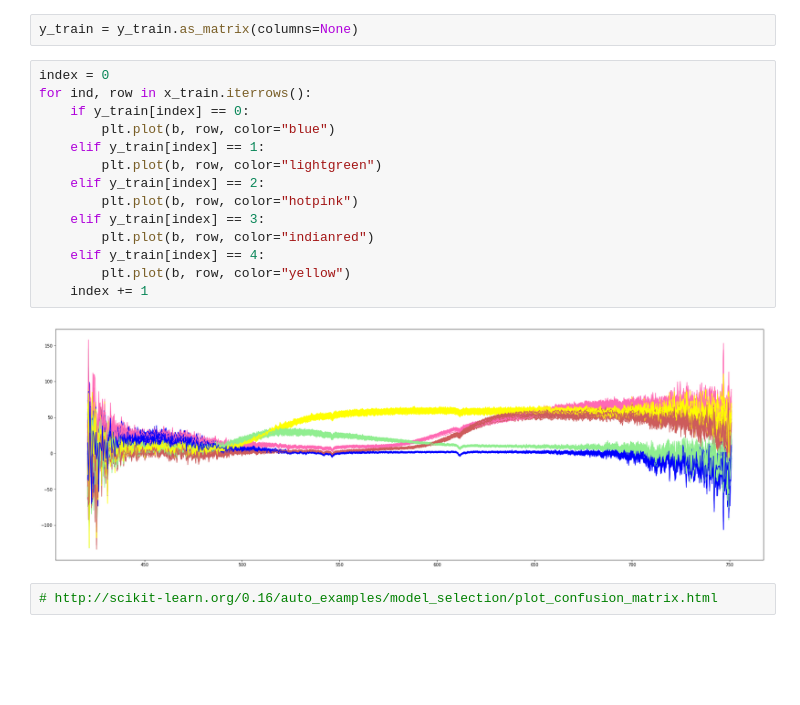
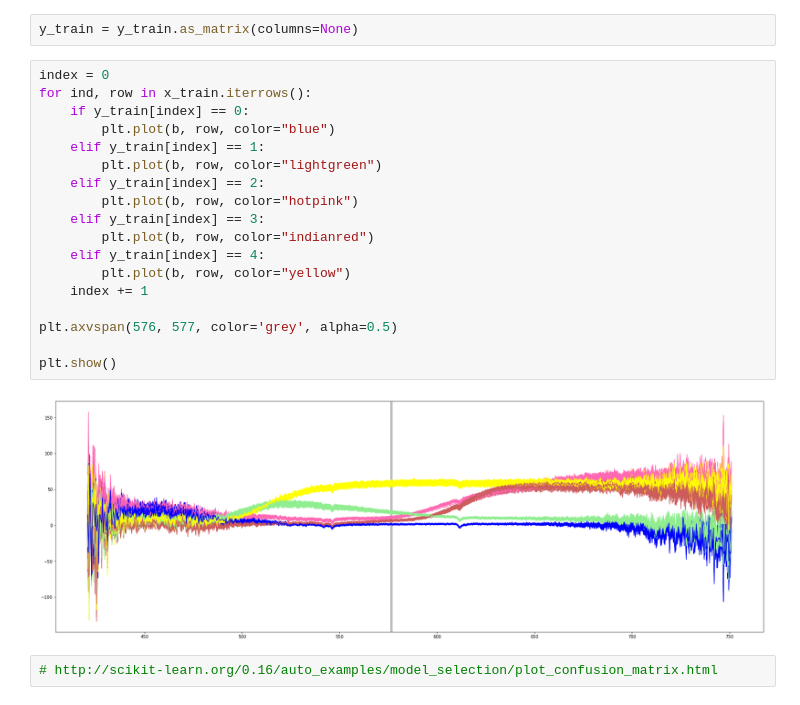
Before and after one commit to vikneke/cs5014_p2, a Jupyter notebook: multiclassML/multiclass.ipynb, the cells around one changed output. Drawn from its saved outputs; the diff is of its cells as text; blank space fills up the shorter version.

```diff
--- a/multiclassML/multiclass.ipynb
+++ b/multiclassML/multiclass.ipynb
@@ -63,19 +63,23 @@ y_train = y_train.as_matrix(columns=None)
 # %%
 index = 0
 for ind, row in x_train.iterrows():
     if y_train[index] == 0:
         plt.plot(b, row, color="blue")
     elif y_train[index] == 1:
         plt.plot(b, row, color="lightgreen")
     elif y_train[index] == 2:
         plt.plot(b, row, color="hotpink")
     elif y_train[index] == 3:
         plt.plot(b, row, color="indianred")
     elif y_train[index] == 4:
         plt.plot(b, row, color="yellow")
     index += 1
+
+plt.axvspan(576, 577, color='grey', alpha=0.5)
+
+plt.show()
 # %% [output]
-[figure, old version]
+[figure, new version]
 # %%
 # http://scikit-learn.org/0.16/auto_examples/model_selection/plot_confusion_matrix.html
 # %%
```
Also changed, not shown: parts of 4 cells of this notebook, 1 other file.
